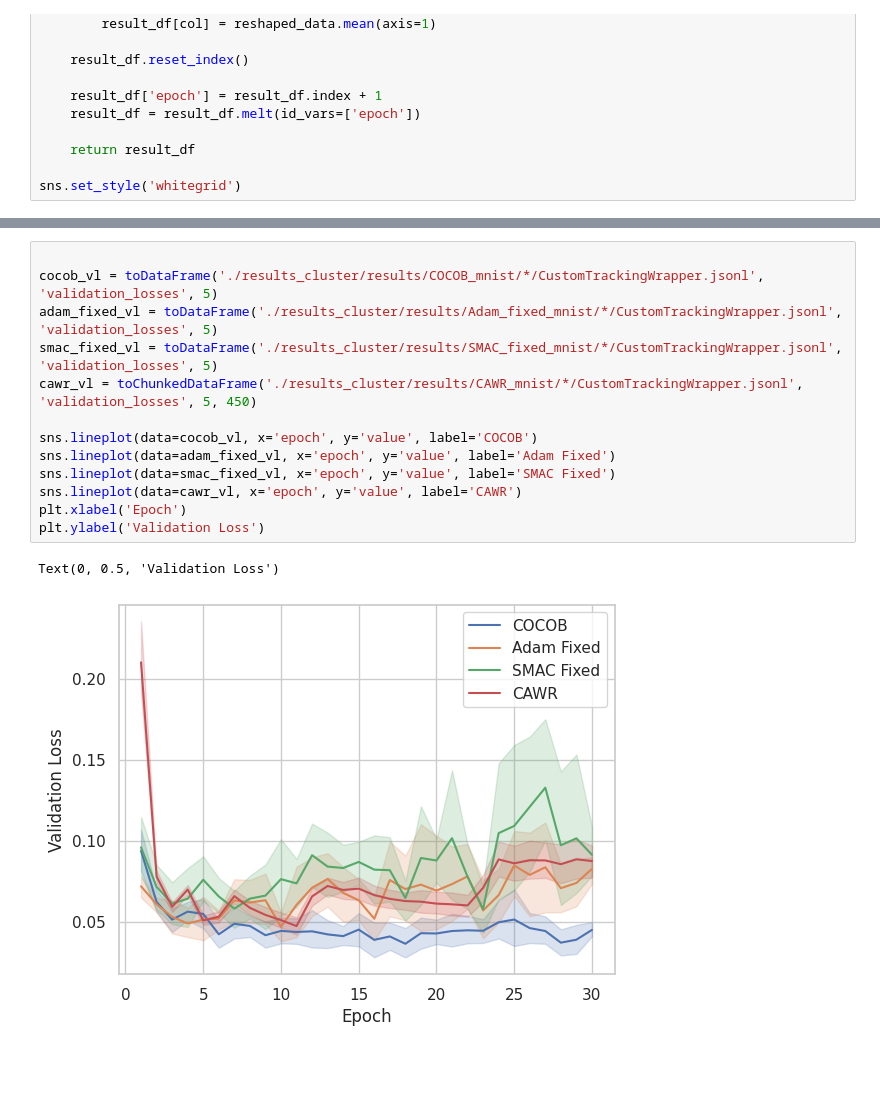
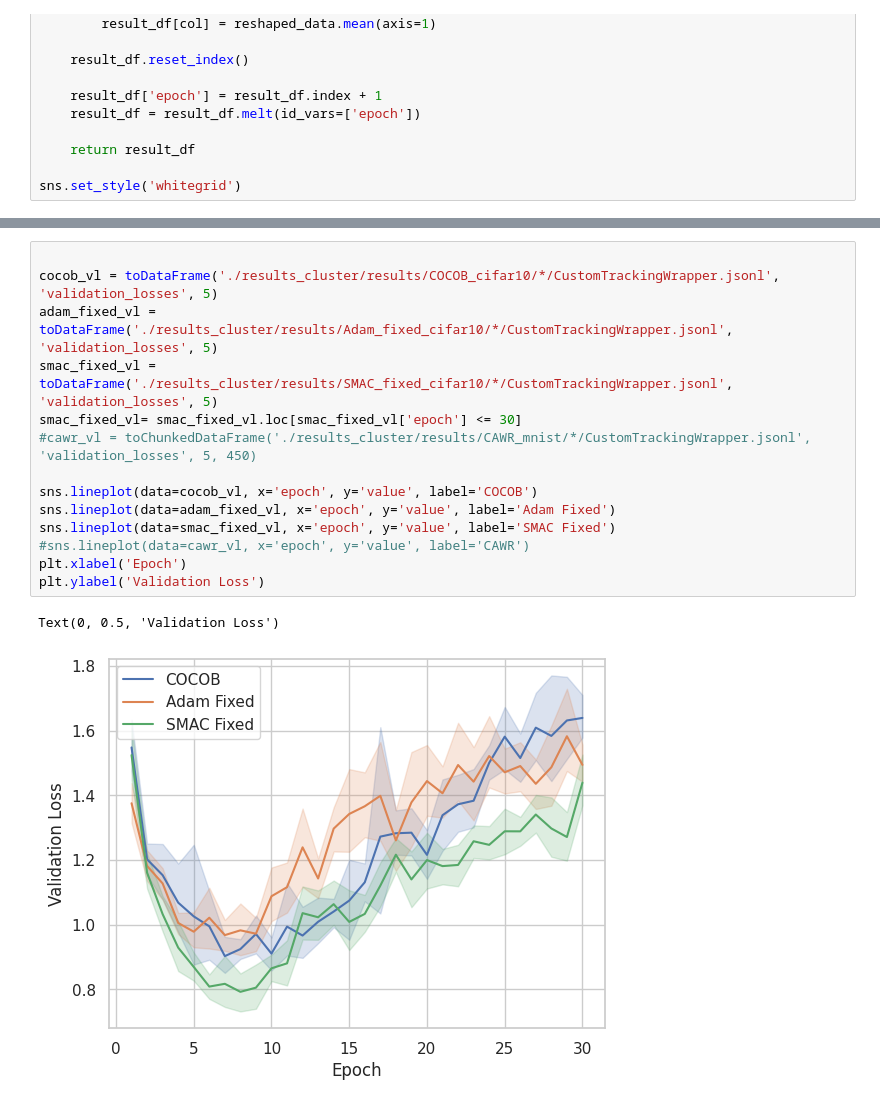
Before and after one commit to MichaHenh/Revisiting_LR_Control, a Jupyter notebook: ba_parameter_free_dac/plotting_cifar10.ipynb, the cells around one changed output, grey strips where cells are left out. Cells and saved outputs as stored; diff of their text form; blank space fills up the shorter version.

```diff
--- a/ba_parameter_free_dac/plotting_cifar10.ipynb
+++ b/ba_parameter_free_dac/plotting_cifar10.ipynb
@@ -57,18 +58,19 @@ NameError: name 'smac_fixed_tl' is not defined
 # %%
 
-cocob_vl = toDataFrame('./results_cluster/results/COCOB_mnist/*/CustomTrackingWrapper.jsonl', 'validation_losses', 5)
-adam_fixed_vl = toDataFrame('./results_cluster/results/Adam_fixed_mnist/*/CustomTrackingWrapper.jsonl', 'validation_losses', 5)
-smac_fixed_vl = toDataFrame('./results_cluster/results/SMAC_fixed_mnist/*/CustomTrackingWrapper.jsonl', 'validation_losses', 5)
-cawr_vl = toChunkedDataFrame('./results_cluster/results/CAWR_mnist/*/CustomTrackingWrapper.jsonl', 'validation_losses', 5, 450)
+cocob_vl = toDataFrame('./results_cluster/results/COCOB_cifar10/*/CustomTrackingWrapper.jsonl', 'validation_losses', 5)
+adam_fixed_vl = toDataFrame('./results_cluster/results/Adam_fixed_cifar10/*/CustomTrackingWrapper.jsonl', 'validation_losses', 5)
+smac_fixed_vl = toDataFrame('./results_cluster/results/SMAC_fixed_cifar10/*/CustomTrackingWrapper.jsonl', 'validation_losses', 5)
+smac_fixed_vl= smac_fixed_vl.loc[smac_fixed_vl['epoch'] <= 30]
+#cawr_vl = toChunkedDataFrame('./results_cluster/results/CAWR_mnist/*/CustomTrackingWrapper.jsonl', 'validation_losses', 5, 450)
 
 sns.lineplot(data=cocob_vl, x='epoch', y='value', label='COCOB')
 sns.lineplot(data=adam_fixed_vl, x='epoch', y='value', label='Adam Fixed')
 sns.lineplot(data=smac_fixed_vl, x='epoch', y='value', label='SMAC Fixed')
-sns.lineplot(data=cawr_vl, x='epoch', y='value', label='CAWR')
+#sns.lineplot(data=cawr_vl, x='epoch', y='value', label='CAWR')
 plt.xlabel('Epoch')
 plt.ylabel('Validation Loss')
 # %% [output]
 Text(0, 0.5, 'Validation Loss')
-[figure, old version]
+[figure, new version]
 # %%
 
```
Also changed, not shown: parts of 3 cells of this notebook, 7 other files.
